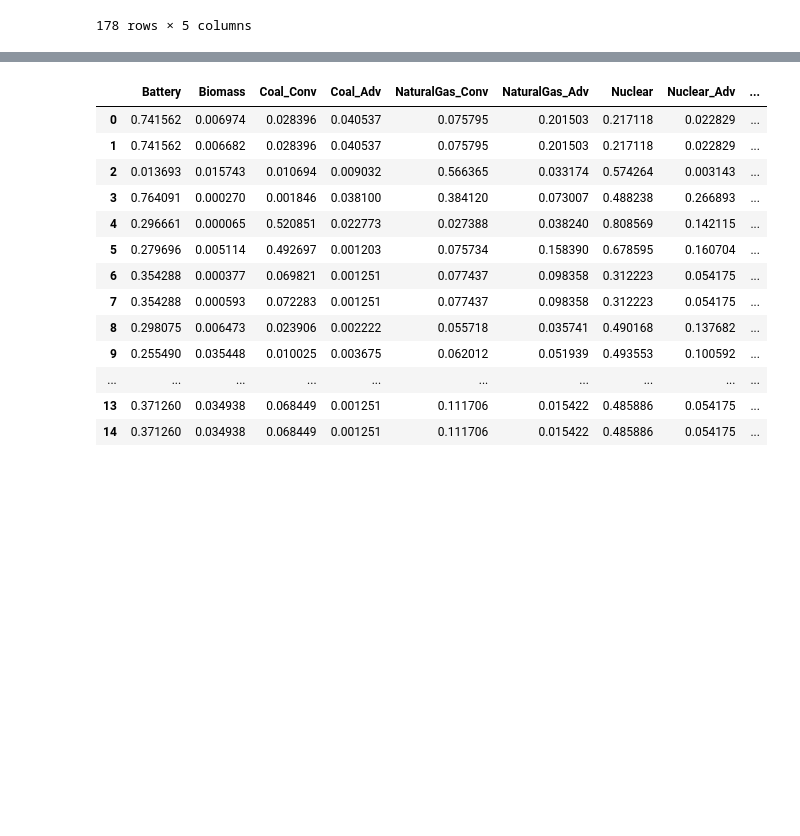
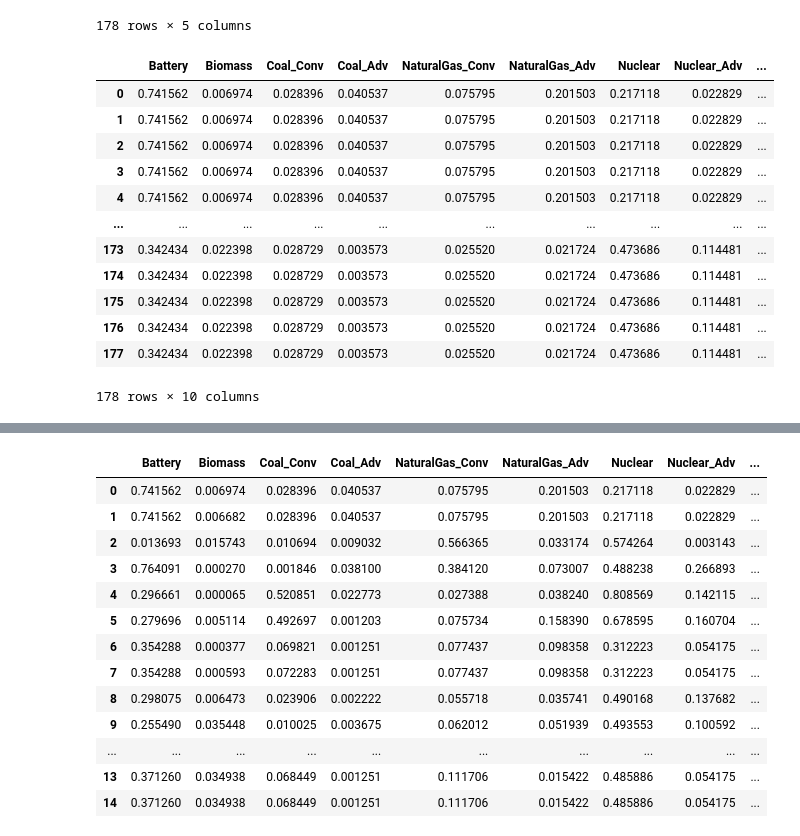
Before and after one commit to samgdotson/2023-dotson-prelim, a Jupyter notebook: analysis/4-objective-analysis.ipynb, the cells around one changed output, grey strips where cells are left out. Cells and saved outputs as stored; diff of their text form; code cells hidden in the pictures; blank space fills up the shorter version.

```diff
--- a/analysis/4-objective-analysis.ipynb
+++ b/analysis/4-objective-analysis.ipynb
@@ -292,6 +447,22 @@ mdf
 designs = np.array([list(design) for design in mdf.designs.values])
 # %%
 designs_df = pd.DataFrame(dict(zip(techs,designs.T)))
+# %%
+designs_df
+# %% [output]
+|  | Battery | Biomass | Coal_Conv | Coal_Adv | NaturalGas_Conv | NaturalGas_Adv | Nuclear | Nuclear_Adv | ... |
+| 0 | 0.741562 | 0.006974 | 0.028396 | 0.040537 | 0.075795 | 0.201503 | 0.217118 | 0.022829 | ... |
+| 1 | 0.741562 | 0.006974 | 0.028396 | 0.040537 | 0.075795 | 0.201503 | 0.217118 | 0.022829 | ... |
+| 2 | 0.741562 | 0.006974 | 0.028396 | 0.040537 | 0.075795 | 0.201503 | 0.217118 | 0.022829 | ... |
+| 3 | 0.741562 | 0.006974 | 0.028396 | 0.040537 | 0.075795 | 0.201503 | 0.217118 | 0.022829 | ... |
+| 4 | 0.741562 | 0.006974 | 0.028396 | 0.040537 | 0.075795 | 0.201503 | 0.217118 | 0.022829 | ... |
+| ... | ... | ... | ... | ... | ... | ... | ... | ... | ... |
+| 173 | 0.342434 | 0.022398 | 0.028729 | 0.003573 | 0.025520 | 0.021724 | 0.473686 | 0.114481 | ... |
+| 174 | 0.342434 | 0.022398 | 0.028729 | 0.003573 | 0.025520 | 0.021724 | 0.473686 | 0.114481 | ... |
+| 175 | 0.342434 | 0.022398 | 0.028729 | 0.003573 | 0.025520 | 0.021724 | 0.473686 | 0.114481 | ... |
+| 176 | 0.342434 | 0.022398 | 0.028729 | 0.003573 | 0.025520 | 0.021724 | 0.473686 | 0.114481 | ... |
+| 177 | 0.342434 | 0.022398 | 0.028729 | 0.003573 | 0.025520 | 0.021724 | 0.473686 | 0.114481 | ... |
+178 rows × 10 columns
 # %%
 frames = [mdf.iloc[:,:4], designs_df]
 mdf_expanded = pd.concat(frames, axis=1)
```
Also changed, not shown: parts of 32 cells of this notebook, 52 other files.
